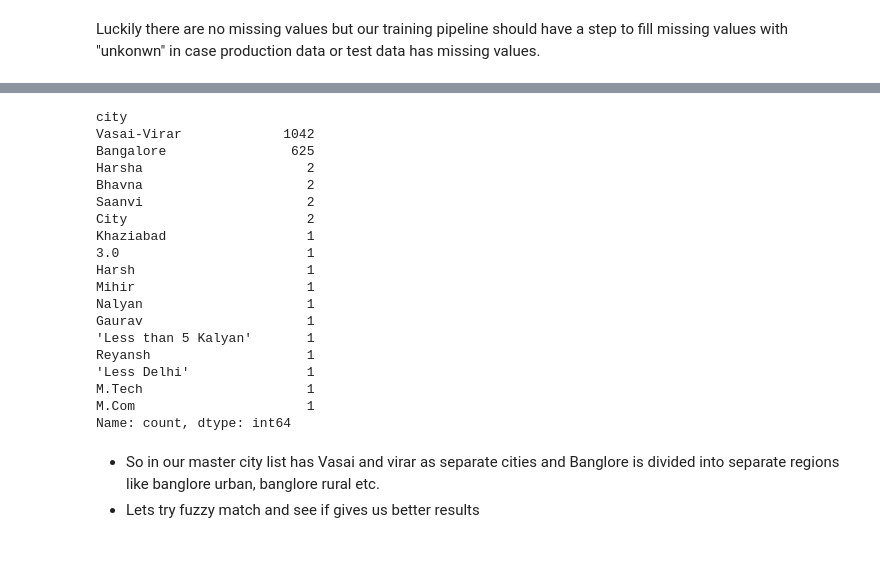
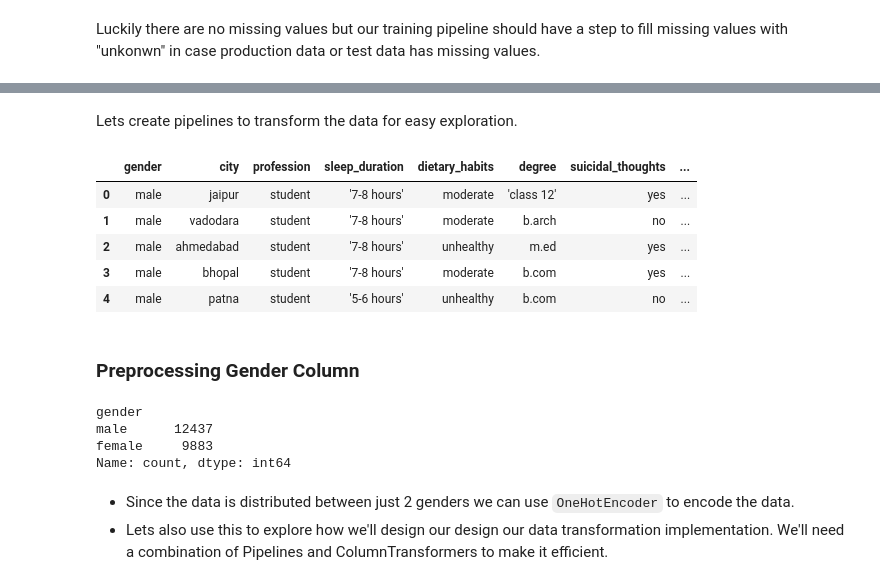
Before and after one commit to gaurangdave/mental_health_ml, a Jupyter notebook: notebooks/01_data_exploration.ipynb, the cells around one changed output, grey strips where cells are left out. Saved outputs shown, nothing was run; the diff lists cells and outputs as text; code cells hidden in the pictures; blank space fills up the shorter version.

```diff
--- a/notebooks/01_data_exploration.ipynb
+++ b/notebooks/01_data_exploration.ipynb
@@ -292,7 +96,0 @@ cities
-# %%
-def is_valid_city(row):
-    row.is_city = int(row.city.strip().lower() in cities)
-    return row
-
-
-X_train = X_train.apply(is_valid_city, axis=1)
@@ -355,2 +96,0 @@ Name: city, dtype: object
-# %%
-X_train["city"] = X_train["city"].map(lambda ct: unicodedata.normalize("NFKD",ct).encode("ascii","ignore").decode())
@@ -435,25 +96,0 @@ Name: count, dtype: int64
-# %%
-X_train.loc[X_train["is_city"] == 0, "city"].value_counts()
-# %% [output]
-city
-Vasai-Virar             1042
-Bangalore                625
-Harsha                     2
-Bhavna                     2
-Saanvi                     2
-City                       2
-Khaziabad                  1
-3.0                        1
-Harsh                      1
-Mihir                      1
-Nalyan                     1
-Gaurav                     1
-'Less than 5 Kalyan'       1
-Reyansh                    1
-'Less Delhi'               1
-M.Tech                     1
-M.Com                      1
-Name: count, dtype: int64
-# %% [markdown]
-* So in our master city list has Vasai and virar as separate cities and Banglore is divided into separate regions like banglore urban, banglore rural etc.
-* Lets try fuzzy match and see if gives us better results
@@ -461,0 +97,2 @@ master_cities
+# %% [markdown]
+Lets create pipelines to transform the data for easy exploration.
@@ -461,0 +156,31 @@ master_cities
+# %%
+## in our use case pipeline would make more sense as we need to use output of one transformer in another.
+default_cat_pipeline = Pipeline([
+    ("fill_empty_strings", fill_empty_strings),
+    ("strip_spaces", strip_spaces),
+    ("to_lower_case", to_lower_case),
+    ("normalize_unicode", normalize_unicode)
+], )
+
+## only run the pipeline on categorical data
+updated_categories = default_cat_pipeline.fit_transform(X_train.select_dtypes(include=["object", "string"]))
+updated_categories.head()
+# %% [output]
+|  | gender | city | profession | sleep_duration | dietary_habits | degree | suicidal_thoughts | ... |
+| 0 | male | jaipur | student | '7-8 hours' | moderate | 'class 12' | yes | ... |
+| 1 | male | vadodara | student | '7-8 hours' | moderate | b.arch | no | ... |
+| 2 | male | ahmedabad | student | '7-8 hours' | unhealthy | m.ed | yes | ... |
+| 3 | male | bhopal | student | '7-8 hours' | moderate | b.com | yes | ... |
+| 4 | male | patna | student | '5-6 hours' | unhealthy | b.com | no | ... |
+# %% [markdown]
+### Preprocessing Gender Column
+# %%
+updated_categories["gender"].value_counts()
+# %% [output]
+gender
+male      12437
+female     9883
+Name: count, dtype: int64
+# %% [markdown]
+* Since the data is distributed between just 2 genders we can use `OneHotEncoder` to encode the data.
+* Lets also use this to explore how we'll design our design our data transformation implementation. We'll need a combination of Pipelines and ColumnTransformers to make it efficient.
```
Also changed, not shown: parts of 92 cells of this notebook, 3 other files.
